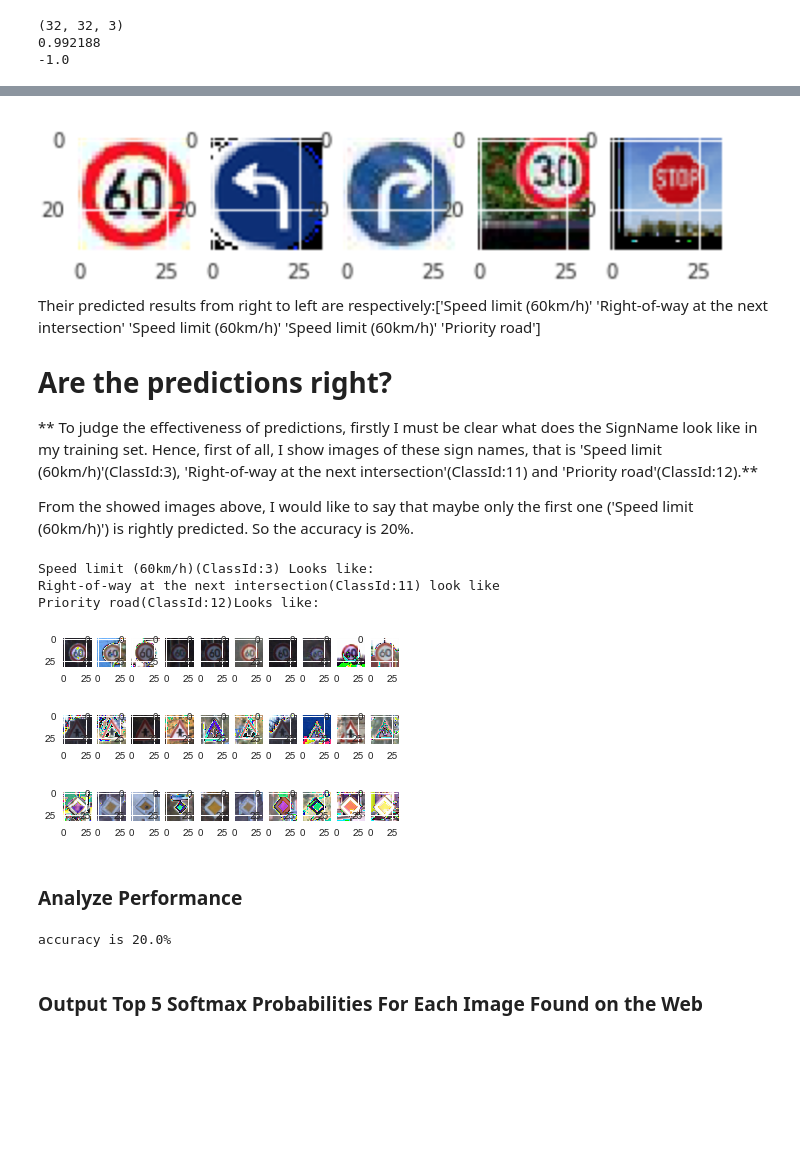
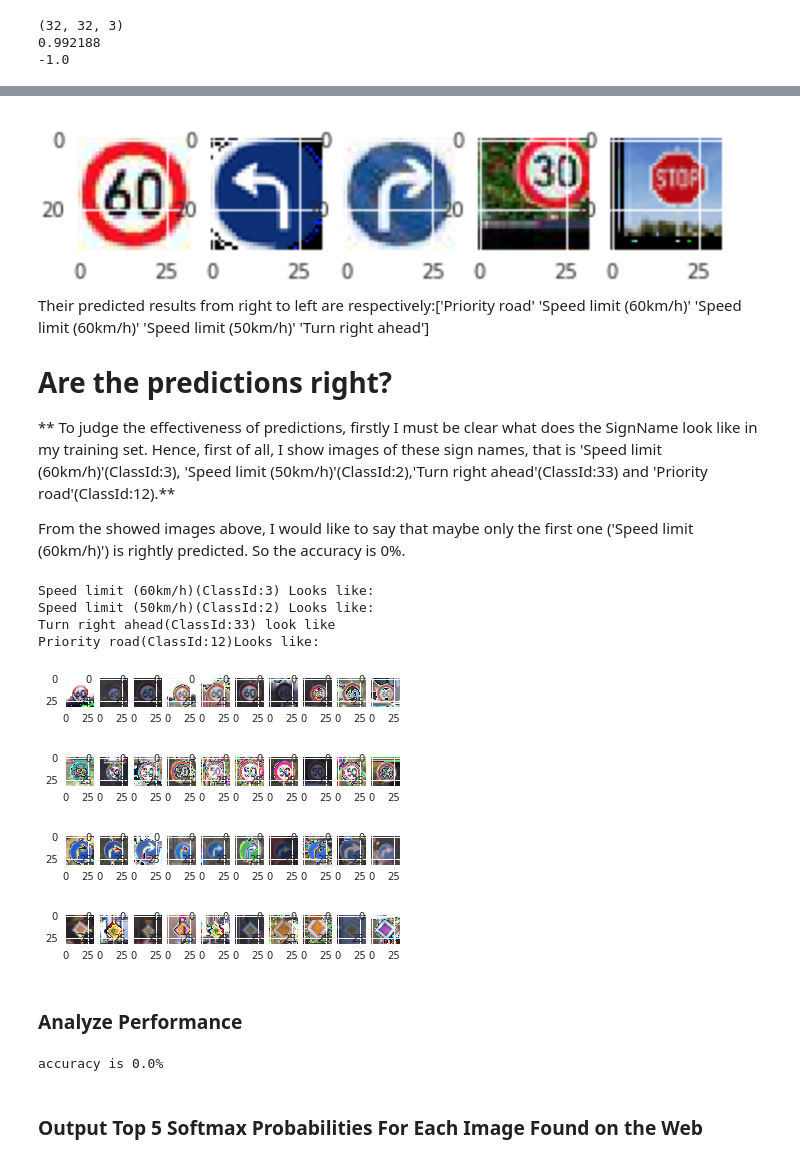
Before and after one commit to amirkhango/Traffic-Sign-Classifier-Proj2, a Jupyter notebook: Traffic_Sign_Classifier.ipynb, the cells around one changed output, grey strips where cells are left out. Cells and saved outputs as stored; diff of their text form; code cells hidden in the pictures; blank space fills up the shorter version.

```diff
--- a/Traffic_Sign_Classifier.ipynb
+++ b/Traffic_Sign_Classifier.ipynb
@@ -247,7 +247,7 @@ for idx in range(len_display):
 ### Define your architecture here.
 ### Feel free to use as many code cells as needed.
 
-EPOCHS = 50
+EPOCHS = 100
 BATCH_SIZE = 256
 rate = 0.001
 
@@ -282,8 +282,8 @@ def LeNet(x):
     fc0   = flatten(conv2)
 
     # SOLUTION: Layer 3: Fully Connected. Input = 1600. Output = 512.
-    fc1_W = tf.Variable(tf.truncated_normal(shape=(1600, 120), mean = mu, stddev = sigma))
-    fc1_b = tf.Variable(tf.zeros(120))
+    fc1_W = tf.Variable(tf.truncated_normal(shape=(1600, 512), mean = mu, stddev = sigma))
+    fc1_b = tf.Variable(tf.zeros(512))
     fc1   = tf.matmul(fc0, fc1_W) + fc1_b
 
     # SOLUTION: Activation.
@@ -400,10 +398,12 @@ You may find `signnames.csv` useful as it contains mappings from the class id (i
 ### Load the images and plot them here.
 ### Feel free to use as many code cells as needed.
 pics=os.listdir(pic_path)
+pics = [img for img in pics if img.startswith('img')]
 print(pics)
 f=plt.figure()
 for idx in range(5):
-    img=mpimg.imread(pic_path+pics[idx])
-    ax = f.add_subplot(1, 5, idx+1) # this line adds sub-axes
-    ax.imshow(img) # this line
+    if pics[idx].startswith('img'):
+        img=mpimg.imread(pic_path+pics[idx])
+        ax = f.add_subplot(1, 5, idx+1) # this line adds sub-axes
+        ax.imshow(img) # this line
 # %% [output]
@@ -529,52 +515,64 @@ Their names are respectively: ['Speed limit (60km/h)' 'Right-of-way at the next
 # %% [markdown]
 ![image.png](attachment:image.png)
-Their predicted results from right to left are respectively:['Speed limit (60km/h)' 'Right-of-way at the next intersection' 'Speed limit (60km/h)' 'Speed limit (60km/h)' 'Priority road']
+Their predicted results from right to left are respectively:['Priority road' 'Speed limit (60km/h)' 'Speed limit (60km/h)'
+ 'Speed limit (50km/h)' 'Turn right ahead']
 # Are the predictions right?
-** To judge the effectiveness of predictions, firstly I must be clear what does the SignName look like in my training set. Hence, first of all, I show images of these sign names, that is 'Speed limit (60km/h)'(ClassId:3), 'Right-of-way at the next intersection'(ClassId:11) and 'Priority road'(ClassId:12).**
+** To judge the effectiveness of predictions, firstly I must be clear what does the SignName look like in my training set. Hence, first of all, I show images of these sign names, that is 'Speed limit (60km/h)'(ClassId:3), 'Speed limit (50km/h)'(ClassId:2),'Turn right ahead'(ClassId:33) and 'Priority road'(ClassId:12).**
 
-From the showed images above, I would like to say that maybe only the first one ('Speed limit (60km/h)') is rightly predicted. So the accuracy is 20%.
+From the showed images above, I would like to say that maybe only the first one ('Speed limit (60km/h)') is rightly predicted. So the accuracy is 0%.
 # %%
 print('Speed limit (60km/h)(ClassId:3) Looks like:')
 show1 = X_train[y_train==3]
 fig = plt.figure()
 len_display = 10 # The sequence number you wanna display.
 for idx in range(len_display):
     #print(timestamp_train[idx])
     ax = fig.add_subplot(1, 10, idx+1) # this line adds sub-axes
     ax.imshow(show1[idx]) # this line creates the image using the pre-defined sub axes
 
-print('Right-of-way at the next intersection(ClassId:11) look like')
-show2 = X_train[y_train==11]
+print('Speed limit (50km/h)(ClassId:2) Looks like:')
+show1 = X_train[y_train==2]
+fig = plt.figure()
+len_display = 10 # The sequence number you wanna display.
+for idx in range(len_display):
+#print(timestamp_train[idx])
+    ax = fig.add_subplot(1, 10, idx+1) # this line adds sub-axes
+    ax.imshow(show1[idx]) # this line creates the image using the pre-defined sub axes
+
+print('Turn right ahead(ClassId:33) look like')
+show2 = X_train[y_train==33]
 fig = plt.figure()
 len_display = 10 # The sequence number you wanna display.
 for idx in range(len_display):
     #print(timestamp_train[idx])
     ax = fig.add_subplot(1, 10, idx+1) # this line adds sub-axes
     ax.imshow(show2[idx]) # this line creates the image using the pre-defined sub axes
 
 print('Priority road(ClassId:12)Looks like:')
 show3 = X_train[y_train==12]
 fig = plt.figure()
 len_display = 10 # The sequence number you wanna display.
 for idx in range(len_display):
 #print(timestamp_train[idx])
     ax = fig.add_subplot(1, 10, idx+1) # this line adds sub-axes
     ax.imshow(show3[idx]) # this line creates the image using the pre-defined sub axes
 # %% [output]
 Speed limit (60km/h)(ClassId:3) Looks like:
-Right-of-way at the next intersection(ClassId:11) look like
+Speed limit (50km/h)(ClassId:2) Looks like:
+Turn right ahead(ClassId:33) look like
 Priority road(ClassId:12)Looks like:
-[figure, old version]
+[figure, new version]
-[figure, old version]
+[figure, new version]
-[figure, old version]
+[figure, new version]
+[figure, added]
 # %% [markdown]
 ### Analyze Performance
 # %%
 ### Calculate the accuracy for these 5 new images.
 ### For example, if the model predicted 1 out of 5 signs correctly, it's 20% accurate on these new images.
-print('accuracy is {}%'.format(1/5*100))
+print('accuracy is {}%'.format(0/5*100))
 # %% [output]
-accuracy is 20.0%
+accuracy is 0.0%
 # %% [markdown]
 ### Output Top 5 Softmax Probabilities For Each Image Found on the Web
 # %% [markdown]
```
Also changed, not shown: parts of 10 cells of this notebook, 2 other files.
